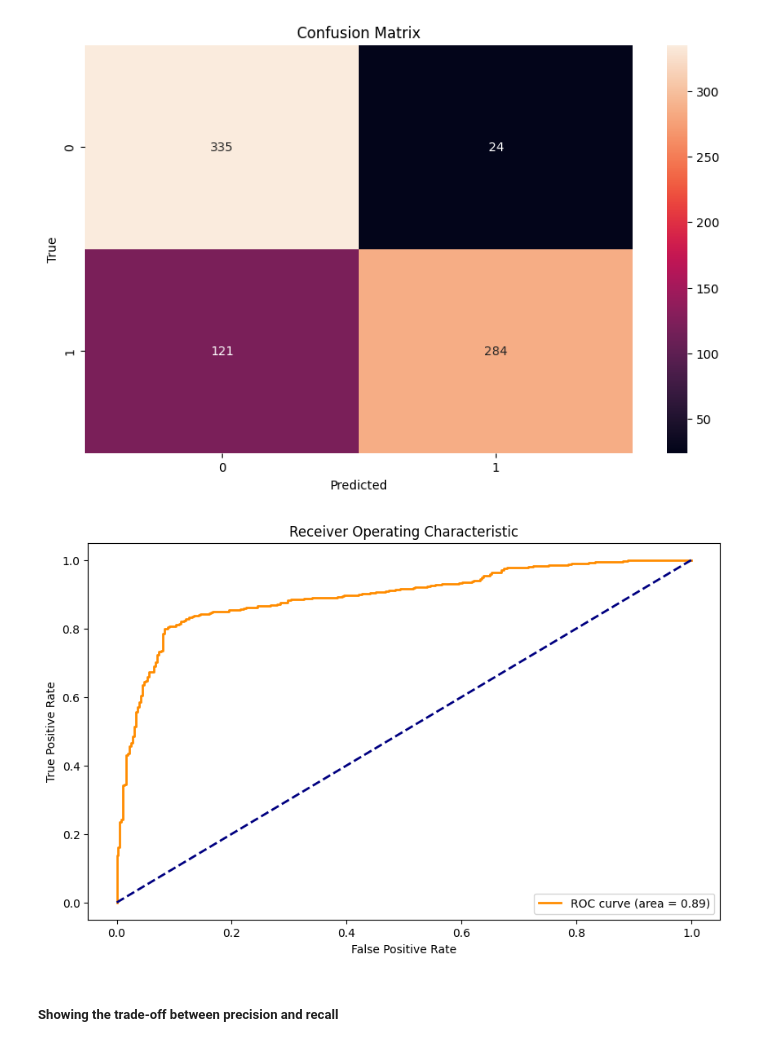
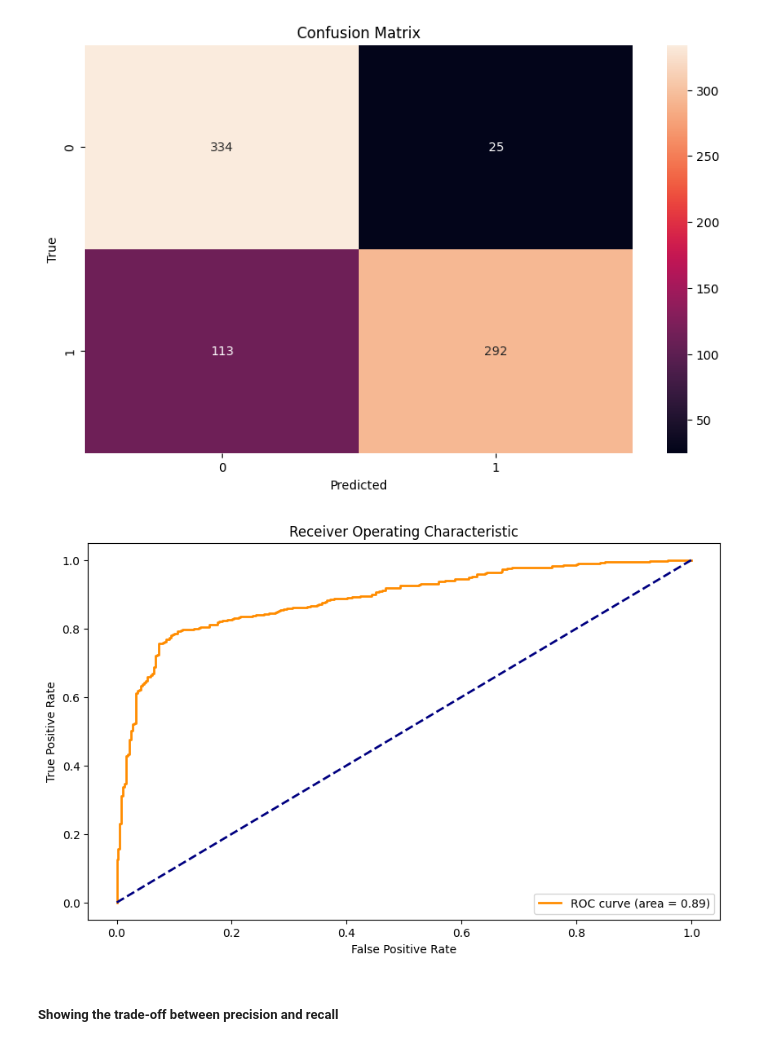
Before and after one commit to Saru99034/Python-Project-A4-DIA, a Jupyter notebook: Python Project Sarujan DENSON - Ahmed MAALOUL - Martin PUJOL.ipynb, the cells around one changed output. Saved outputs shown, nothing was run; the diff lists cells and outputs as text; code cells hidden in the pictures.

```diff
--- a/Python Project Sarujan DENSON - Ahmed MAALOUL - Martin PUJOL.ipynb
+++ b/Python Project Sarujan DENSON - Ahmed MAALOUL - Martin PUJOL.ipynb
@@ -325,10 +325,10 @@ cleaned_dataset_majority_downsampled = resample(cleaned_dataset_majority,
                                  random_state=123) # reproducible results
 
 # Combine minority class with downsampled majority class
-cleaned_dataset_balanced = pd.concat([cleaned_dataset_majority_downsampled, cleaned_dataset_minority])
+cleaned_dataset_balanced_downsampled = pd.concat([cleaned_dataset_majority_downsampled, cleaned_dataset_minority])
 
 # Display new class counts
-cleaned_dataset_balanced['Revenue'].value_counts()
+cleaned_dataset_balanced_downsampled['Revenue'].value_counts()
 # %% [output]
 Revenue
 0    1908
@@ -340,15 +340,21 @@ Name: count, dtype: int64
 There are still problems remaining with the data; first, we need to encode the categorical variables, and then we need to scale the data.
 # %%
 from sklearn.model_selection import train_test_split
-from sklearn.preprocessing import StandardScaler
+from sklearn.preprocessing import MinMaxScaler
 
 #We split the dataset into train and test
-X_train, X_test, Y_train, Y_test = train_test_split( cleaned_dataset_balanced.drop(['Revenue'], axis=1),cleaned_dataset_balanced['Revenue'], test_size=0.2, random_state=40)
+X_train_ds, X_test_ds, Y_train_ds, Y_test_ds = train_test_split( cleaned_dataset_balanced_downsampled.drop(['Revenue'], axis=1),cleaned_dataset_balanced_downsampled['Revenue'], test_size=0.2, random_state=40)
+X_train_us, X_test_us, Y_train_us, Y_test_us = train_test_split( cleaned_dataset_balanced_upsampled.drop(['Revenue'], axis=1),cleaned_dataset_balanced_upsampled['Revenue'], test_size=0.2, random_state=40)
 
 #We fit our scaler (standard deviation)
-scaler_X = StandardScaler()
-scaler_X.fit(X_train)
+scaler_X_ds = MinMaxScaler()
+scaler_X_ds.fit(X_train_ds)
 
-#We transform our train and test set
-scaler_X.transform(X_train)
-scaler_X.transform(X_test)
+scaler_X_us = MinMaxScaler()
+scaler_X_us.fit(X_train_us)
+
+#We transform our train and test sets
+X_train_ds = scaler_X_ds.transform(X_train_ds)
+X_test_ds = scaler_X_ds.transform(X_test_ds)
+X_test_us = scaler_X_us.transform(X_test_us)
+X_test_us = scaler_X_us.transform(X_test_us)
@@ -378,21 +372,20 @@ from sklearn.metrics import accuracy_score
 
 
 #First let's define the model
-logistic_model = LogisticRegression(max_iter=1000)
+logistic_model_ds = LogisticRegression(max_iter=1000)
 
 param_grid = {
     'C': [0.001, 0.01, 0.1, 1, 10, 100],
 }
 
 # We use grid search to find the best hyperparameters
-log_grid_search = GridSearchCV(logistic_model, param_grid, cv=5, scoring='accuracy')
-log_grid_search.fit(X_train, Y_train)
-
+log_grid_search_ds = GridSearchCV(logistic_model_ds, param_grid, cv=5, scoring='accuracy')
+log_grid_search_ds.fit(X_train_ds, Y_train_ds)
 # Show the best hyperparameters
-print("The best parameters are :", log_grid_search.best_params_)
+print("The best parameters are :", log_grid_search_ds.best_params_)
 
 # Use the best model to make predictions on the test data
-logistic_predictions = log_grid_search.predict(X_test)
+logistic_predictions_ds = log_grid_search_ds.predict(X_test_ds)
 
-print("Classification Report:\n", classification_report(Y_test, logistic_predictions))
+print("Classification Report:\n", classification_report(Y_test_ds, logistic_predictions_ds))
 # %% [output]
@@ -425,19 +418,19 @@ plt.show()
 # %%
 from sklearn.metrics import roc_curve, auc
 
-fpr, tpr, thresholds = roc_curve(Y_test, log_grid_search.predict_proba(X_test)[:,1])
-roc_auc = auc(fpr, tpr)
+fpr_log_ds, tpr_log_ds, thresholds = roc_curve(Y_test_ds, log_grid_search_ds.predict_proba(X_test_ds)[:,1])
+roc_auc_log_ds = auc(fpr_log_ds, tpr_log_ds)
 
 plt.figure(figsize=(10,6))
-plt.plot(fpr, tpr, color='darkorange', lw=2, label='ROC curve (area = %0.2f)' % roc_auc)
+plt.plot(fpr_log_ds, tpr_log_ds, color='darkorange', lw=2, label='ROC curve (area = %0.2f)' % roc_auc_log_ds)
 plt.plot([0, 1], [0, 1], color='navy', lw=2, linestyle='--')
 plt.xlabel('False Positive Rate')
 plt.ylabel('True Positive Rate')
 plt.title('Receiver Operating Characteristic')
 plt.legend(loc="lower right")
 plt.show()
 # %% [output]
-[figure, old version]
+[figure, new version]
 # %% [markdown]
 ##### Showing the trade-off between precision and recall
 # %%
```
Also changed, not shown: parts of 44 cells of this notebook, 1 other file.
